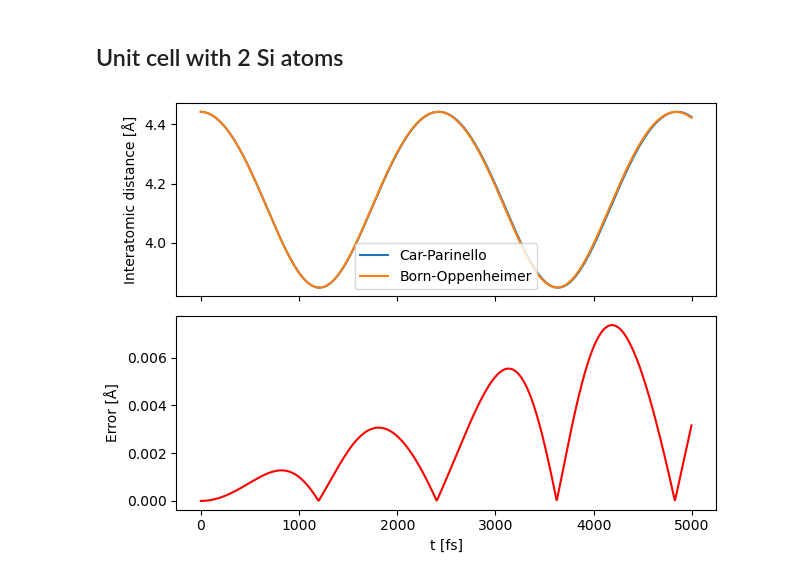
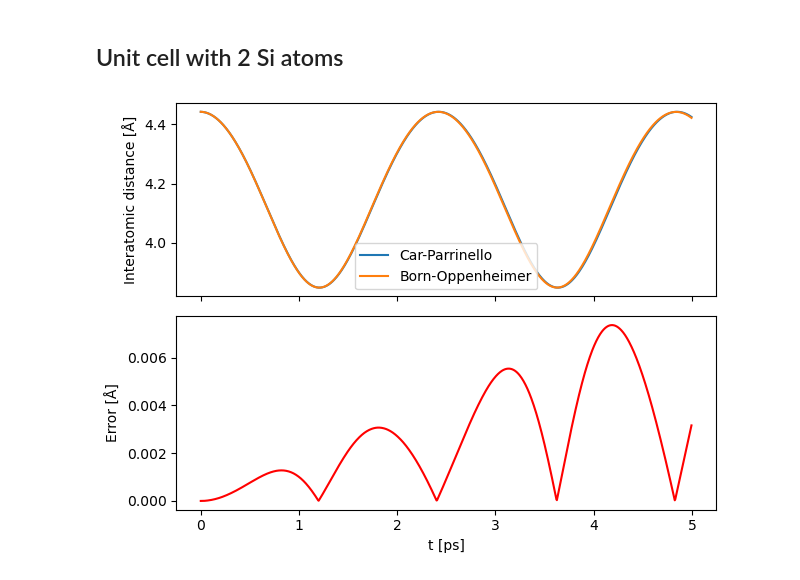
Before and after one commit to simonpintarelli/sirius-md-demo, a Jupyter notebook: two_si.ipynb, the cells around one changed output. Saved outputs shown, nothing was run; the diff lists cells and outputs as text; code cells hidden in the pictures.

```diff
--- a/two_si.ipynb
+++ b/two_si.ipynb
@@ -83,16 +83,16 @@ bomd = pa.DataFrame(res_bomd)
 # %%
 dist = lambda x: np.linalg.norm(x[0]-x[1])
 
 fig, (al, ar) = plt.subplots(2,1, sharex=True)
-al.plot(cpmd['t'], cpmd['x'].apply(dist), label='Car-Parinello')
-al.plot(bomd['t'], bomd['x'].apply(dist), label='Born-Oppenheimer')
+al.plot(cpmd['t']/1000, cpmd['x'].apply(dist), label='Car-Parrinello')
+al.plot(bomd['t']/1000, bomd['x'].apply(dist), label='Born-Oppenheimer')
 al.set_ylabel('Interatomic distance [Å]')
 al.legend()
-ar.plot(cpmd['t'], np.abs(cpmd['x'].apply(dist) - bomd['x'].apply(dist)), '-r')
-ar.set_xlabel('t [fs]')
+ar.plot(cpmd['t']/1000, np.abs(cpmd['x'].apply(dist) - bomd['x'].apply(dist)), '-r')
+ar.set_xlabel('t [ps]')
 ar.set_ylabel('Error [Å]')
 plt.tight_layout()
 # %% [output]
-[figure, old version]
+[figure, new version]
 # %%
 fig, (ax1, ax2) = plt.subplots(2,1, sharex=True)
```
Also changed, not shown: parts of 1 cell of this notebook.
